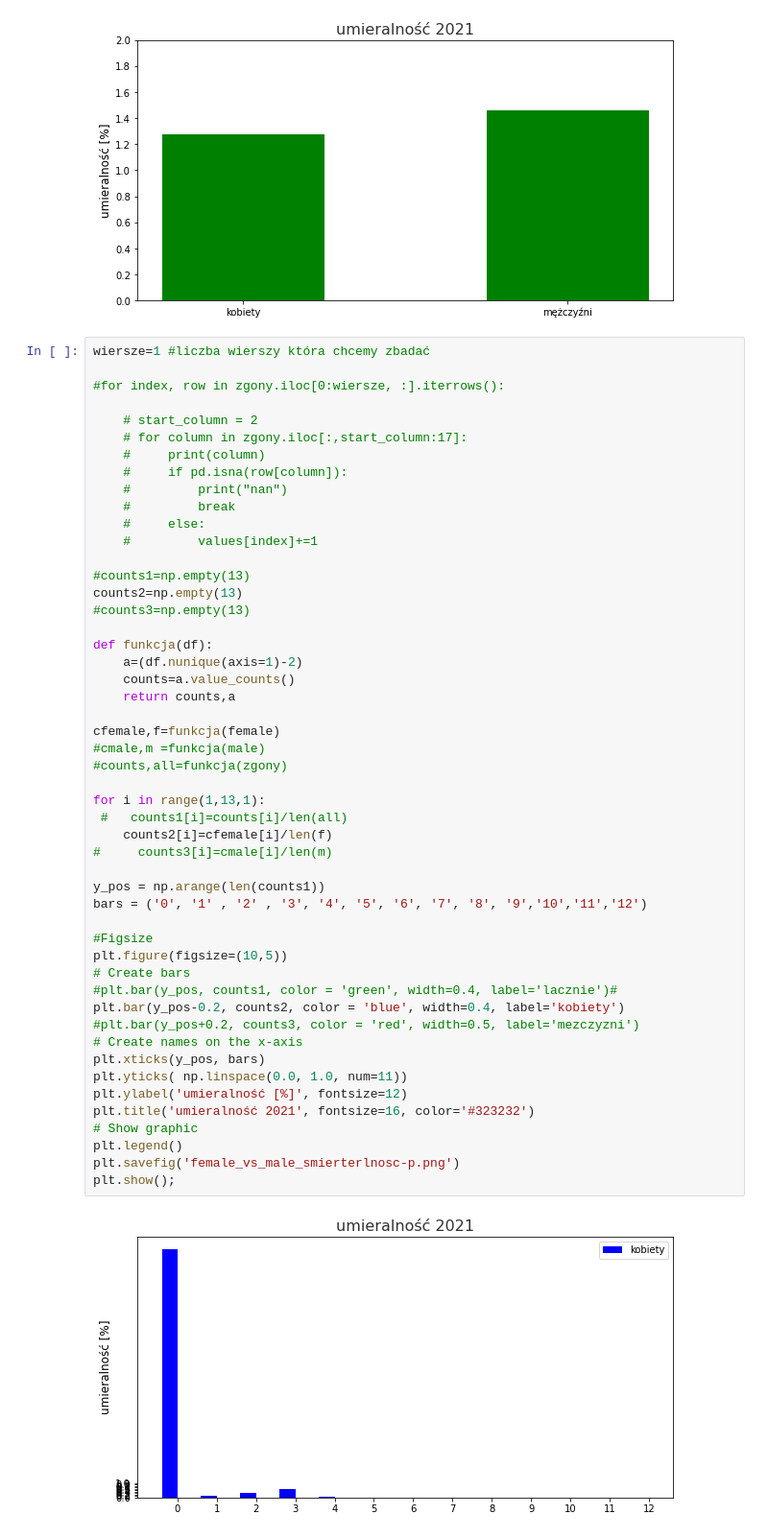
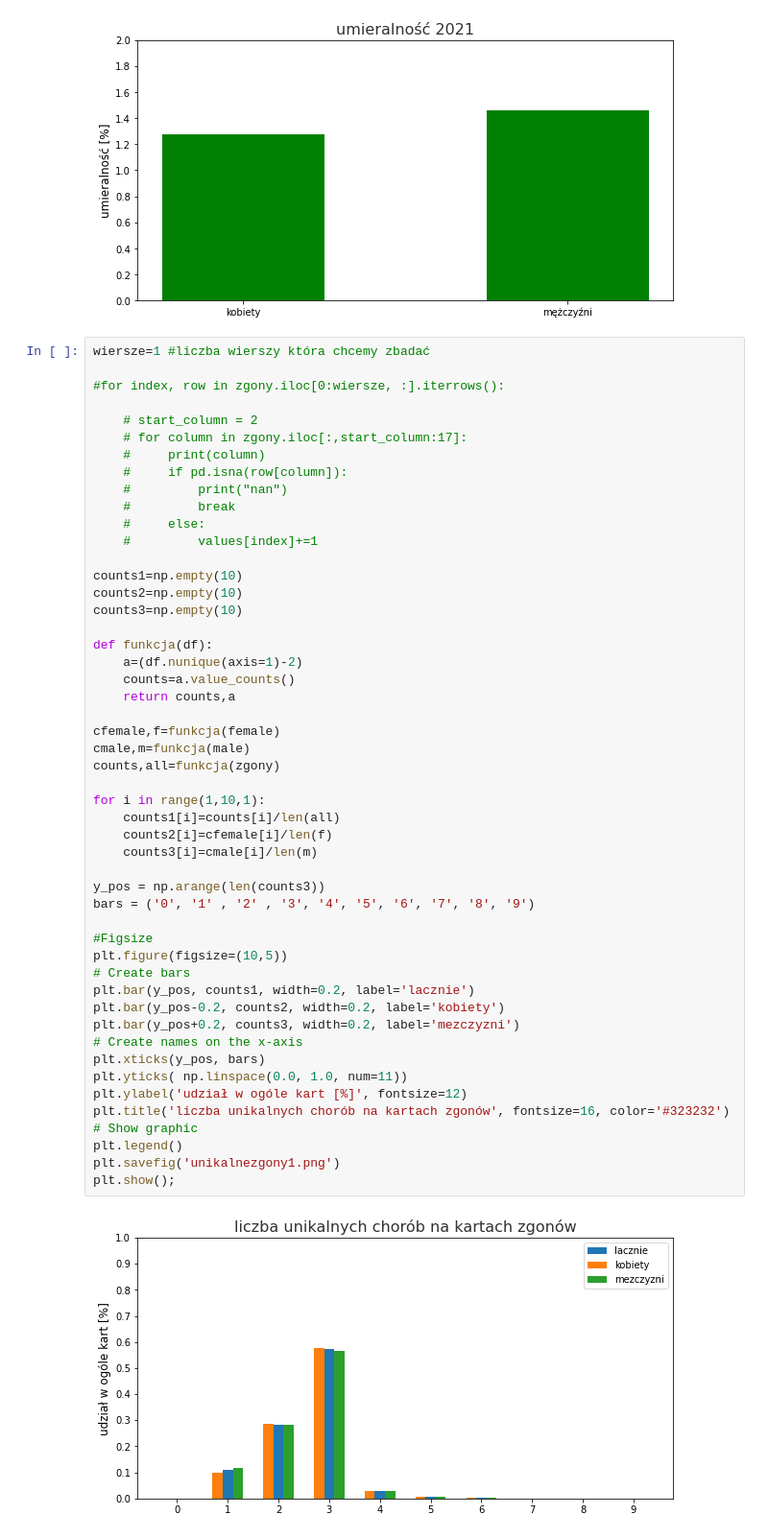
Before and after one commit to PaulaRudzka/zgony, a Jupyter notebook: zgony.ipynb, the cells around one changed output. Shown at 96% size. Saved outputs shown, nothing was run; the diff lists cells and outputs as text.

```diff
--- a/zgony.ipynb
+++ b/zgony.ipynb
@@ -80,47 +79,47 @@ wiersze=1 #liczba wierszy która chcemy zbadać
     # start_column = 2
     # for column in zgony.iloc[:,start_column:17]:
     #     print(column)
     #     if pd.isna(row[column]):
     #         print("nan")
     #         break
     #     else:
     #         values[index]+=1
 
-#counts1=np.empty(13)
-counts2=np.empty(13)
-#counts3=np.empty(13)
+counts1=np.empty(10)
+counts2=np.empty(10)
+counts3=np.empty(10)
 
 def funkcja(df):
     a=(df.nunique(axis=1)-2)
     counts=a.value_counts()
     return counts,a
 
 cfemale,f=funkcja(female)
-#cmale,m =funkcja(male)
-#counts,all=funkcja(zgony)
+cmale,m=funkcja(male)
+counts,all=funkcja(zgony)
 
-for i in range(1,13,1):
- #   counts1[i]=counts[i]/len(all)
+for i in range(1,10,1):
+    counts1[i]=counts[i]/len(all)
     counts2[i]=cfemale[i]/len(f)
-#     counts3[i]=cmale[i]/len(m)
+    counts3[i]=cmale[i]/len(m)
 
-y_pos = np.arange(len(counts1))
-bars = ('0', '1' , '2' , '3', '4', '5', '6', '7', '8', '9','10','11','12')
+y_pos = np.arange(len(counts3))
+bars = ('0', '1' , '2' , '3', '4', '5', '6', '7', '8', '9')
 
 #Figsize
 plt.figure(figsize=(10,5))
 # Create bars
-#plt.bar(y_pos, counts1, color = 'green', width=0.4, label='lacznie')#
-plt.bar(y_pos-0.2, counts2, color = 'blue', width=0.4, label='kobiety')
-#plt.bar(y_pos+0.2, counts3, color = 'red', width=0.5, label='mezczyzni')
+plt.bar(y_pos, counts1, width=0.2, label='lacznie')
+plt.bar(y_pos-0.2, counts2, width=0.2, label='kobiety')
+plt.bar(y_pos+0.2, counts3, width=0.2, label='mezczyzni')
 # Create names on the x-axis
 plt.xticks(y_pos, bars)
 plt.yticks( np.linspace(0.0, 1.0, num=11))
-plt.ylabel('umieralność [%]', fontsize=12)
-plt.title('umieralność 2021', fontsize=16, color='#323232')
+plt.ylabel('udział w ogóle kart [%]', fontsize=12)
+plt.title('liczba unikalnych chorób na kartach zgonów', fontsize=16, color='#323232')
 # Show graphic
 plt.legend()
-plt.savefig('female_vs_male_smierterlnosc-p.png')
+plt.savefig('unikalnezgony1.png')
 plt.show();
 # %% [output]
-[figure, old version]
+[figure, new version]
```
Also changed, not shown: parts of 3 cells of this notebook, 1 other file.
